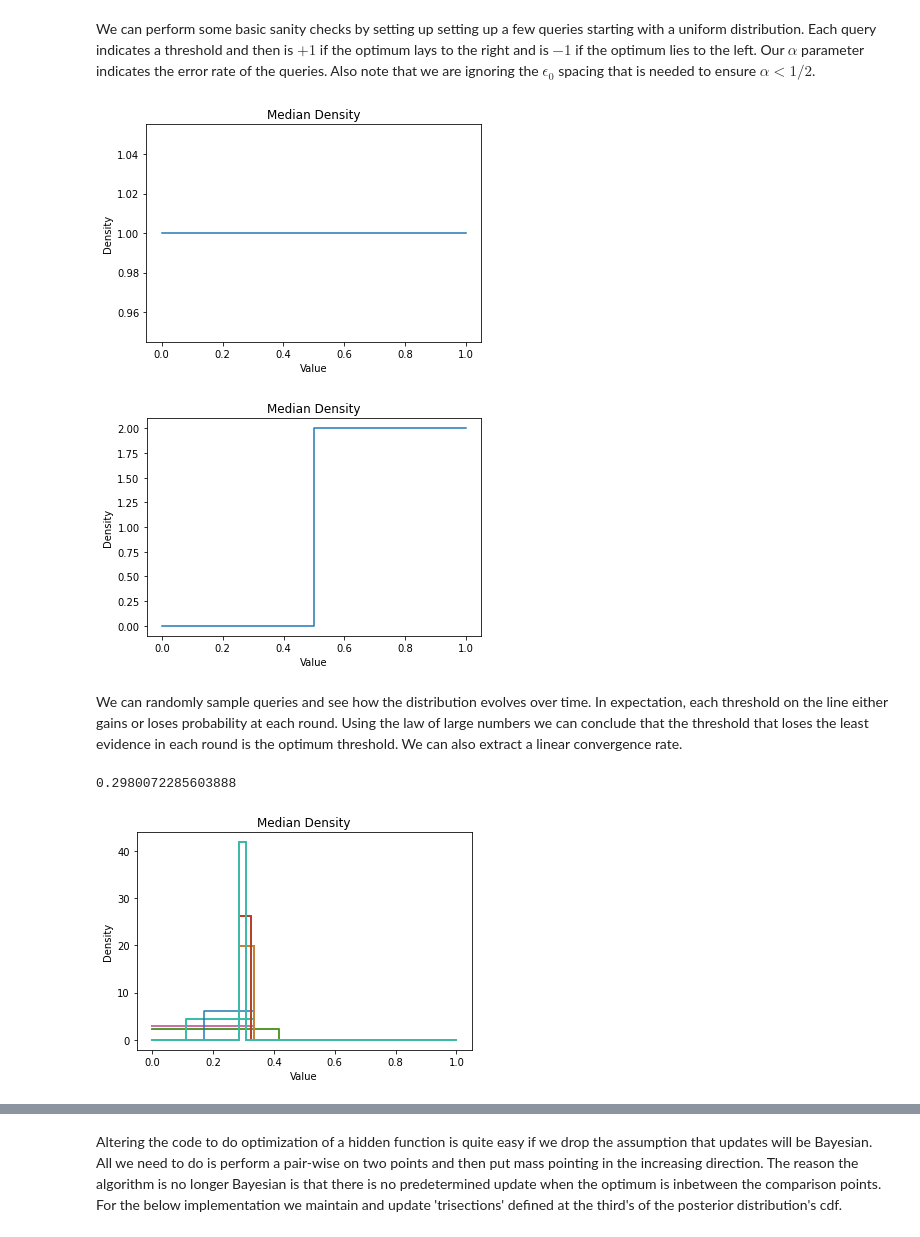
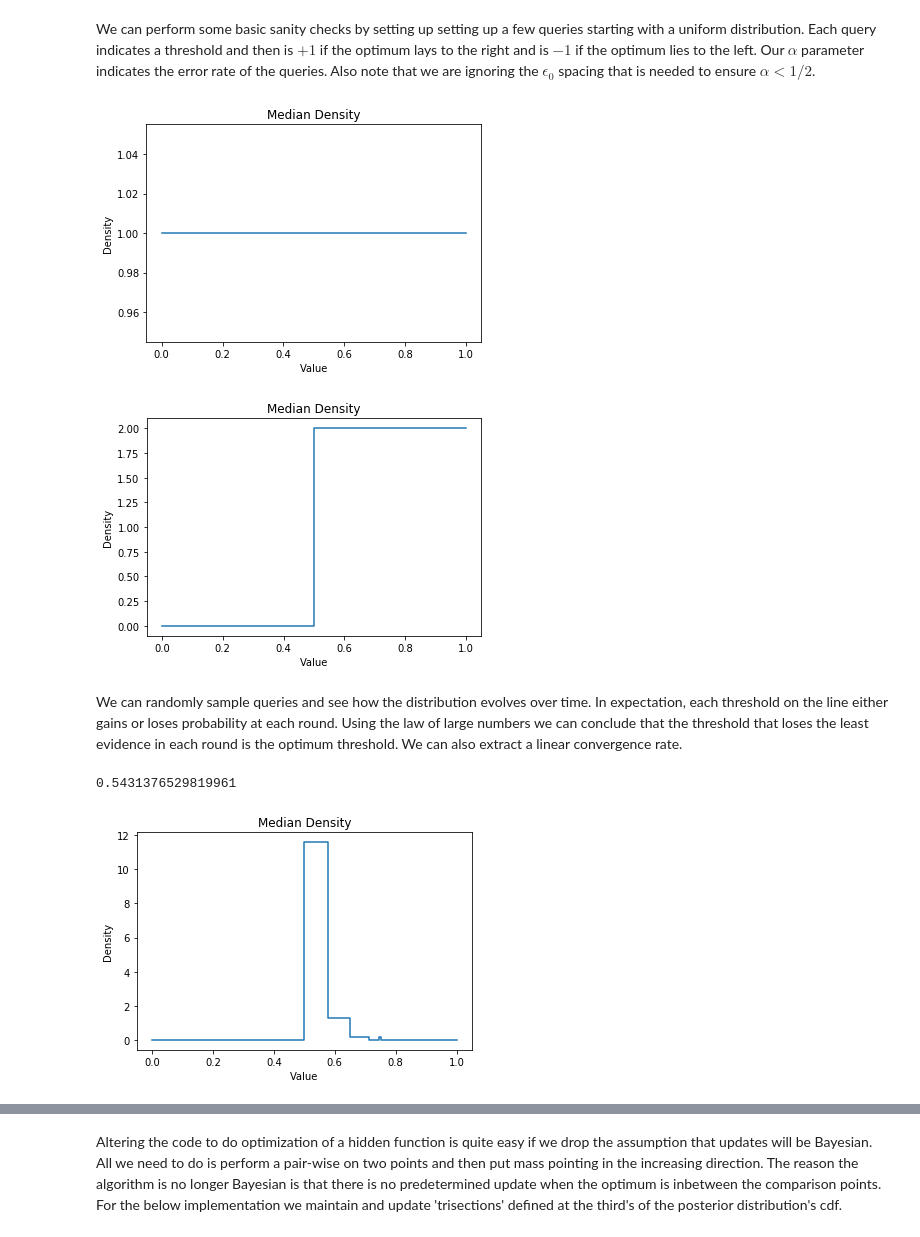
Before and after one commit to zrobertson466920/Probabalistic_Bisection, a Jupyter notebook: Preference_Elicitation_Demo.ipynb, the cells around one changed output, grey strips where cells are left out. Drawn from its saved outputs; the diff is of its cells as text; code cells hidden in the pictures.

```diff
--- a/Preference_Elicitation_Demo.ipynb
+++ b/Preference_Elicitation_Demo.ipynb
@@ -61,26 +62,14 @@ class Simple_Dist:
             else:
                 cdf += v[1]*(a_param[i+1][0]-a_param[i][0])
 
-    '''def median(self):
-        left = 0
-        right = 1
-        val = self.cdf(0.5*(left+right))
-        while True:
-            val = self.cdf(0.5*(left+right))
-            # Can this be made 'exact?'
-            if abs(val-0.5) > 0.0001:
-                if val < 0.5:
-                    left = 0.5*(left+right)
-                else:
-                    right = 0.5*(left+right)
-            else:
-                return 0.5*(left+right)'''
-
     def median(self):
         return self.invcdf(0.5)
 
     # Vote indicates for direction
-    def update_dist(self, threshold, vote, alpha = 0.1):
+    def update_dist(self, threshold, vote, alpha = 0.1, beta = 0.0):
+
+        if beta == 0.0:
+            beta = 1+alpha
 
         # Insert new data
         index = next(i for i,v in enumerate(self.param+[(1,self.param[-1][1])]) if threshold < v[0])
@@ -94,9 +83,9 @@ class Simple_Dist:
             r_mass = 1 - self.cdf(threshold)
             for i, v in enumerate(self.param):
                 if v[0] < threshold:
-                    self.param[i] = (v[0],v[1] * (1 - alpha))
+                    self.param[i] = (v[0],v[1] * (1 - alpha) / beta)
                 else:
-                    self.param[i] = (v[0],v[1] * alpha)
+                    self.param[i] = (v[0],v[1] * alpha / beta)
             norm = self.cdf(1)
             for i, v in enumerate(self.param):
                 self.param[i] = (v[0], v[1]/norm)
@@ -122,33 +111,33 @@ dist.update_dist(dist.median(),1, alpha = alpha)
 dist.display()
 plt.show()
 # %% [output]
-[figure, old version]
+[figure, new version]
-[figure, old version]
+[figure, new version]
 # %% [markdown]
 We can randomly sample queries and see how the distribution evolves over time. In expectation, each threshold on the line either gains or loses probability at each round. Using the law of large numbers we can conclude that the threshold that loses the least evidence in each round is the optimum threshold. We can also extract a linear convergence rate.
 # %%
 # Oracle at 0.3 with 0.1 error rate
 # Random query strategy
 dist = Simple_Dist([(0,1)])
-# dist.update_dist(0.5,1, alpha = alpha)
+dist.update_dist(0.5,1, alpha = alpha)
 opt = 0.3
-alpha = 0.
-num = 100
+alpha = 0.1
+num = 20
 query = np.random.rand(num,2)
 func = lambda x : x*(1-x)
 for i in range(num):
     if query[i][0] < opt:
         if query[i][1] > alpha:
             dist.update_dist(query[i][0],1, alpha = alpha)
         else:
             dist.update_dist(query[i][0],-1, alpha = alpha)
     else:
         if query[i][1] > alpha:
             dist.update_dist(query[i][0],-1, alpha = alpha)
         else:
             dist.update_dist(query[i][0],1, alpha = alpha)
-    dist.display()
+dist.display()
 print(dist.median())
 # %% [output]
-0.2980072285603888
+0.5431376529819961
-[figure, old version]
+[figure, new version]
```
Also changed, not shown: parts of 24 cells of this notebook.
